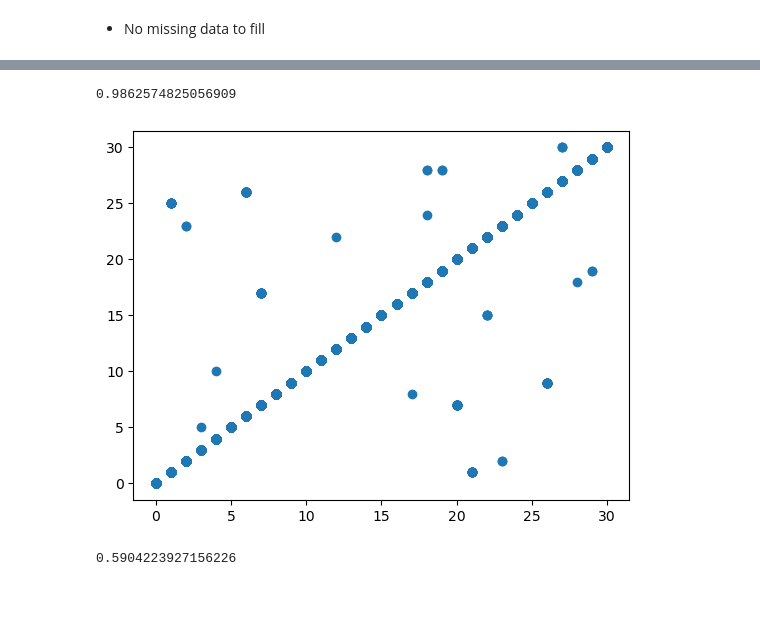
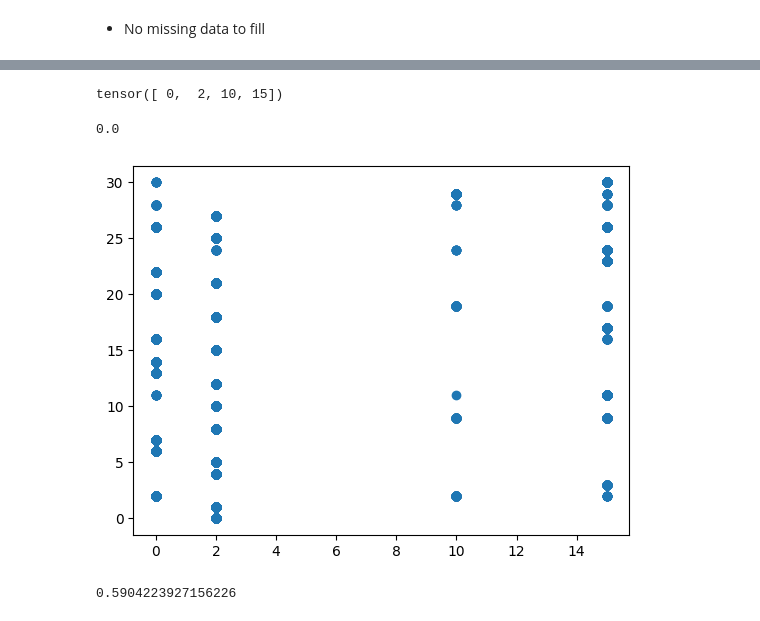
Before and after one commit to teofc111/DD_earthquake, a Jupyter notebook: DD_earthquake_2_autoencode.ipynb, the cells around one changed output, grey strips where cells are left out. Drawn from its saved outputs; the diff is of its cells as text; code cells hidden in the pictures.

```diff
--- a/DD_earthquake_2_autoencode.ipynb
+++ b/DD_earthquake_2_autoencode.ipynb
@@ -244,8 +137,12 @@ df_all['damage_grade'] = df_all.apply(lambda row: damage_means1[row['geo_level_1
 
 # Drop unwanted columns and one hot encode non-geo features
 df_all.drop(columns=['geo_combined2','geo_combined3'],inplace=True)
-df_all = pd.get_dummies(df_all,columns=[col for col in categorical_features if not (col in geo_features)])
+df_all = pd.get_dummies(df_all,columns=[col for col in categorical_features if not (col in geo_features)],drop_first=True)
 
 # Get mean representation for each location
 df_all = df_all.groupby(geo_features).mean().reset_index()
 non_geo_features = [col for col in df_all.columns if not (col in geo_features)]
+numerical_features = ['count_floors_pre_eq','age','area_percentage',
+                      'height_percentage','count_families']
+
+non_geo_cat_features = list(set(non_geo_features) - set(numerical_features))
@@ -382,0 +674,2 @@ temp_out = autoencoder(X)
+# %%
+temp_out = model(X_categorical_tensors, X_numerical_tensor)
@@ -383,12 +687,16 @@ temp_out = autoencoder(X)
+# %%
+torch.argmin(temp_out[0],axis=1).unique()
+# %% [output]
+tensor([ 0,  2, 10, 15])
 # %%
 # plt.scatter(temp_out[:,0],temp_inp[:,0])
 
-y_pred,y_true = np.argmax(temp_out[0],axis=1),y_categorical[0]
+y_pred,y_true = torch.argmin(temp_out[0],axis=1),y_categorical_tensors[0]
 plt.scatter(y_pred,y_true);
 print(accuracy_score(y_pred,y_true))
 # %% [output]
-0.9862574825056909
+0.0
-[figure, old version]
+[figure, new version]
 # %%
 # plt.scatter(temp_out[:,1],temp_inp[:,1])
 
```
Also changed, not shown: parts of 19 cells of this notebook.
